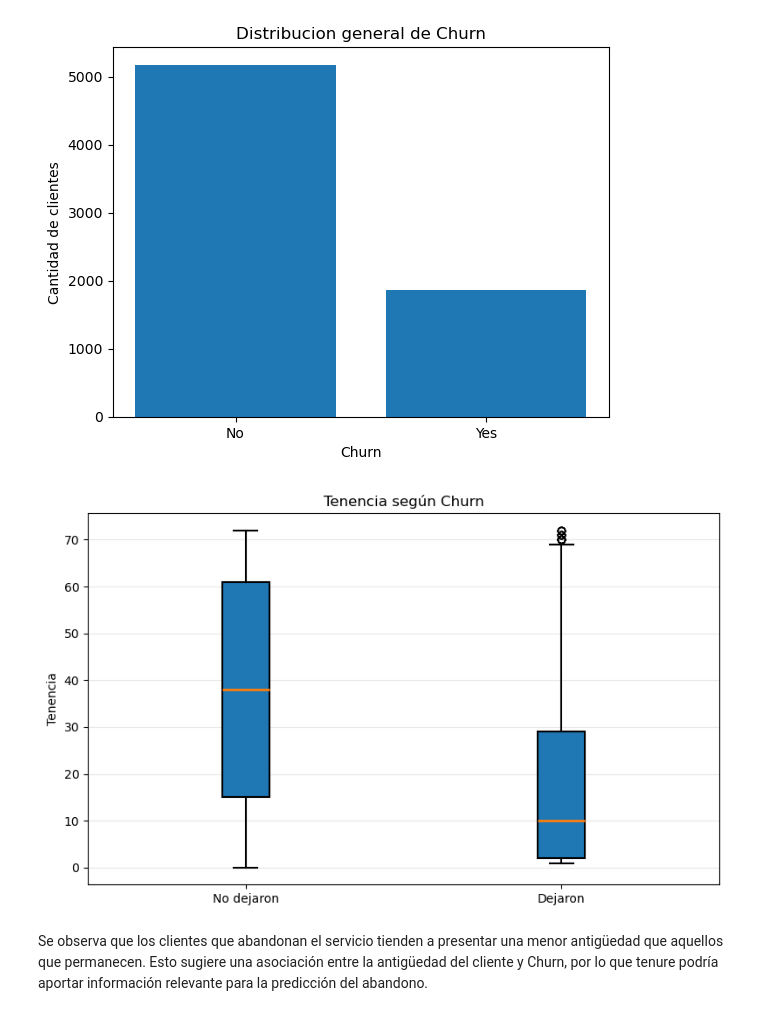
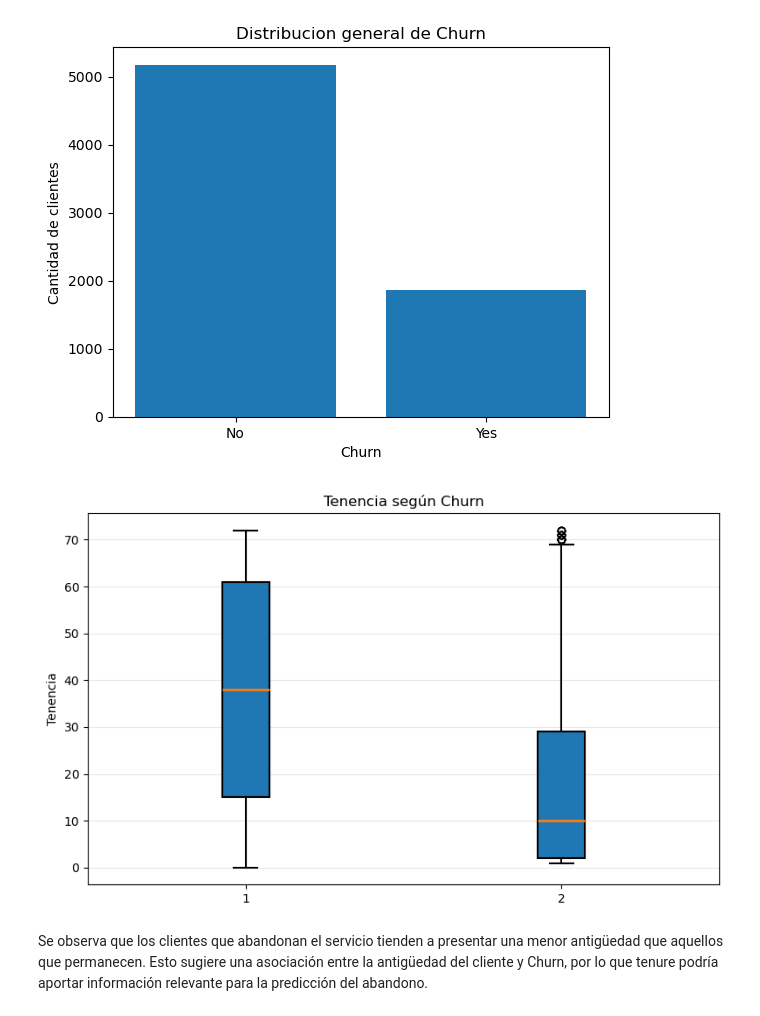
Before and after one commit to maialonso/TP1-TDVI, a Jupyter notebook: TP1-TDVI.ipynb, the cells around one changed output. Saved outputs shown, nothing was run; the diff lists cells and outputs as text; code cells hidden in the pictures.

```diff
--- a/TP1-TDVI.ipynb
+++ b/TP1-TDVI.ipynb
@@ -322,33 +322,33 @@ plt.show()
 # %%
 #Grafico boxplot tenencia de los que dejaron vs los que no dejaron
 
 import matplotlib.pyplot as plt
 
 churn_si = churn[churn['Churn'] == 'Yes']['tenure']
 
 churn_no = churn[churn['Churn'] == 'No']['tenure']
 
 plt.figure(figsize=(8, 5))
 
 plt.boxplot(
     [churn_no, churn_si],
-    labels=['No dejaron', 'Dejaron'],
+    label=['No dejaron', 'Dejaron'],
     patch_artist=True,
     medianprops={'linewidth': 2},
     boxprops={'linewidth': 1.5},
     whiskerprops={'linewidth': 1.5},
     capprops={'linewidth': 1.5}
 )
 
 plt.ylabel('Tenencia')
 plt.title('Tenencia según Churn')
 
 plt.grid(axis='y', alpha=0.3)
 plt.tight_layout()
 
 plt.show()
 # %% [output]
-[figure, old version]
+[figure, new version]
 # %% [markdown]
 Se observa que los clientes que abandonan el servicio tienden a presentar una menor antigüedad que aquellos que permanecen. Esto sugiere una asociación entre la antigüedad del cliente y Churn, por lo que tenure podría aportar información relevante para la predicción del abandono.
 # %% [markdown]
```
